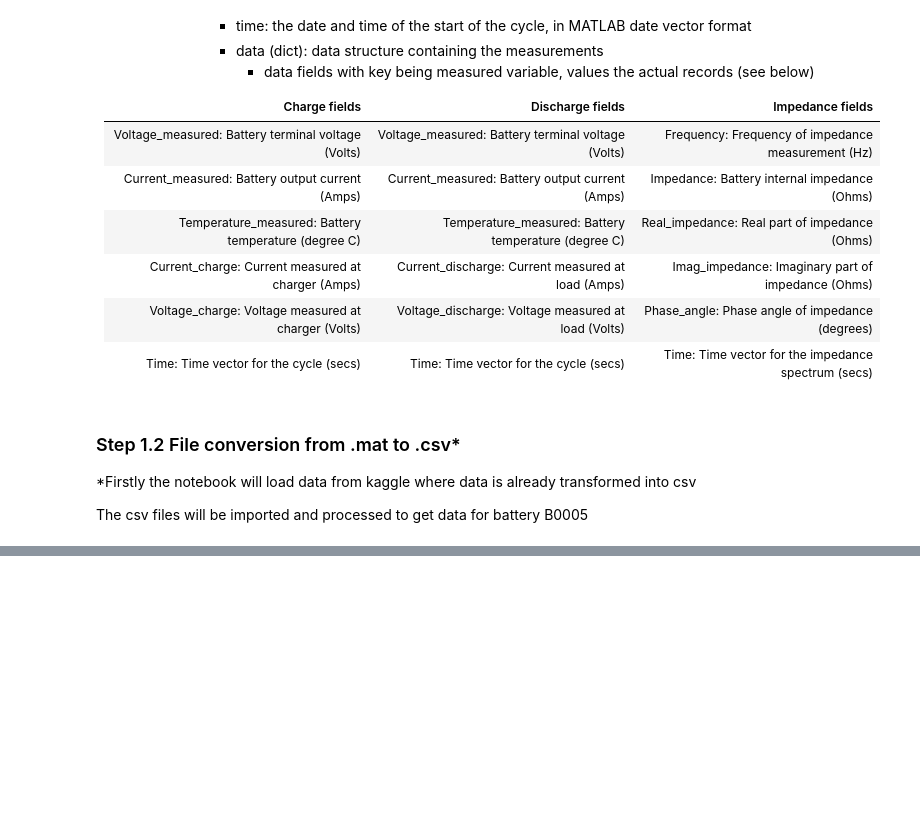
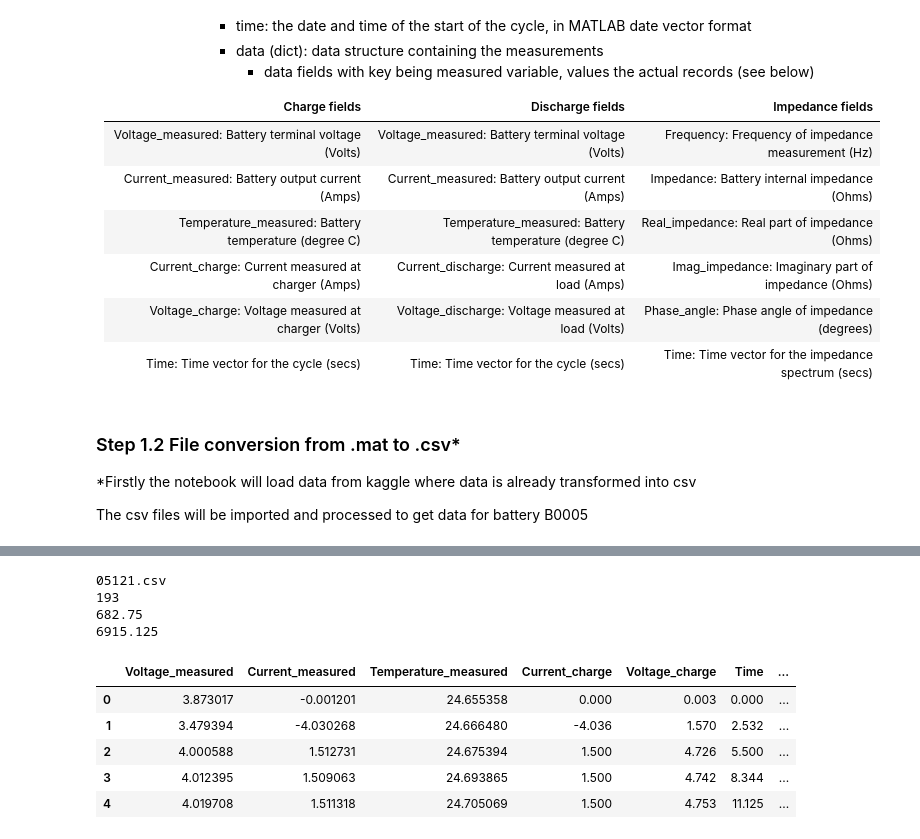
Before and after one commit to RobertMatei35/DataScienceProjects, a Jupyter notebook: Intermediate/Battery_RUL_Estimator/Battery_RUL_Estimator.ipynb, the cells around one changed output, grey strips where cells are left out. Cells and saved outputs as stored; diff of their text form; code cells hidden in the pictures; blank space fills up the shorter version.

```diff
--- a/Intermediate/Battery_RUL_Estimator/Battery_RUL_Estimator.ipynb
+++ b/Intermediate/Battery_RUL_Estimator/Battery_RUL_Estimator.ipynb
@@ -102,0 +112,48 @@ memory usage: 60.0 MB
+# %%
+#Compute one rows statistics of the (dis)charge cycles
+import numpy as np
+
+
+def create_features(metadata, cycle_type):
+
+    b0005_files = metadata.loc[metadata['type'] == cycle_type, 'filename']
+    nr = 0
+    for file in b0005_files:
+        path = 'data\\cleaned_dataset\\data\\' + file
+        print(file)
+        df = pd.read_csv(path)
+        df['Current_charge'] = df['Current_charge'].clip(lower=0)
+        df["Current_diff"] = df["Current_charge"].round(2).diff()
+        df.loc[0, 'Current_diff'] = 0
+        cutoff_idx = (df['Current_diff']>=0).idxmin()
+        print(cutoff_idx)
+        time_cc = df['Time'].iloc[cutoff_idx]
+        time_cv = df['Time'].iloc[-1] - time_cc
+
+        print(time_cc)
+        print(time_cv)
+
+        start_voltage = df['Voltage_measured'].min()
+        current = df['Current_charge'].max()
+        nr+=1
+        if nr >= 1:
+            break
+
+    df.head()
+
+
+create_features(b0005_metadata, 'charge')
+# %% [output]
+05121.csv
+193
+682.75
+6915.125
+# %%
+b0005_df.head()
+# %% [output]
+|  | Voltage_measured | Current_measured | Temperature_measured | Current_charge | Voltage_charge | Time | ... |
+| 0 | 3.873017 | -0.001201 | 24.655358 | 0.000 | 0.003 | 0.000 | ... |
+| 1 | 3.479394 | -4.030268 | 24.666480 | -4.036 | 1.570 | 2.532 | ... |
+| 2 | 4.000588 | 1.512731 | 24.675394 | 1.500 | 4.726 | 5.500 | ... |
+| 3 | 4.012395 | 1.509063 | 24.693865 | 1.500 | 4.742 | 8.344 | ... |
+| 4 | 4.019708 | 1.511318 | 24.705069 | 1.500 | 4.753 | 11.125 | ... |
```
Also changed, not shown: parts of 4 cells of this notebook.
